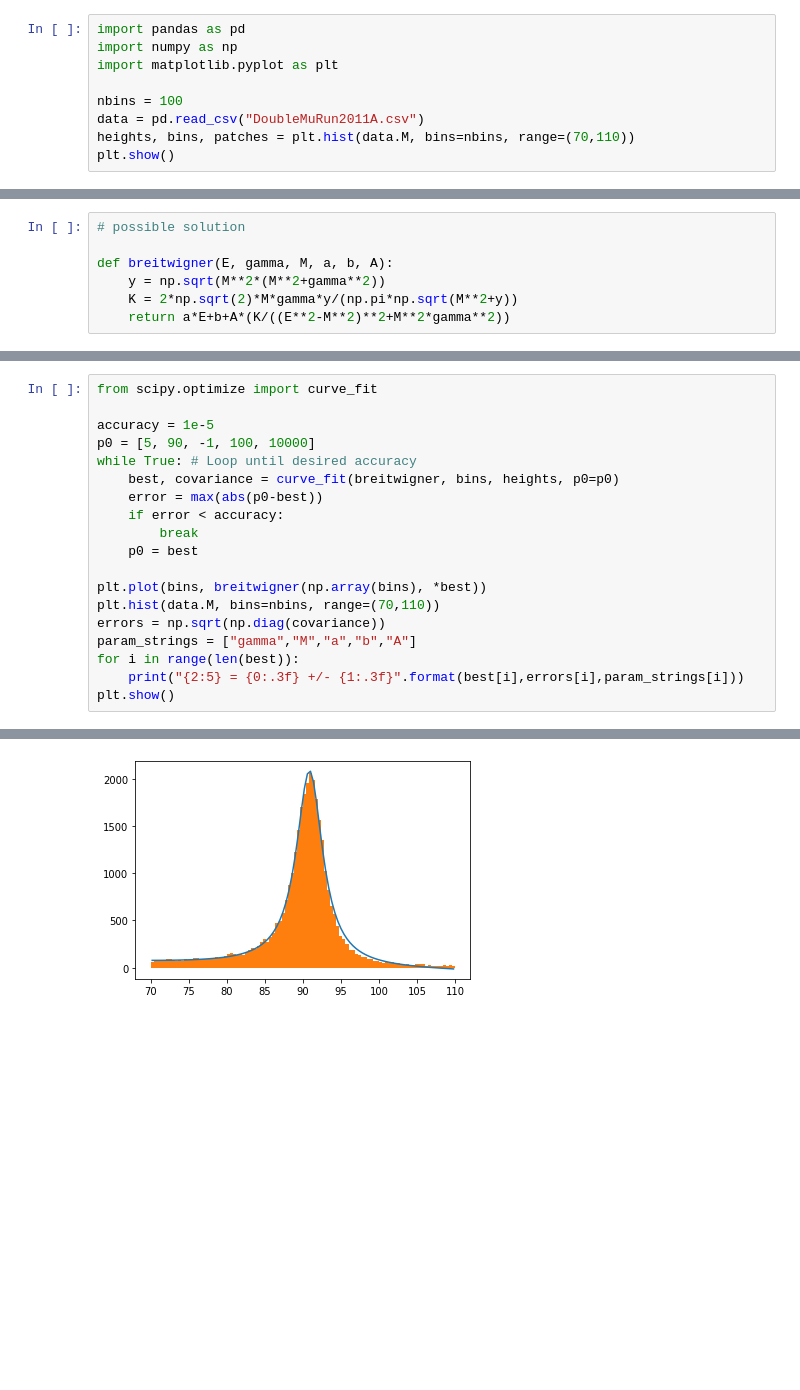
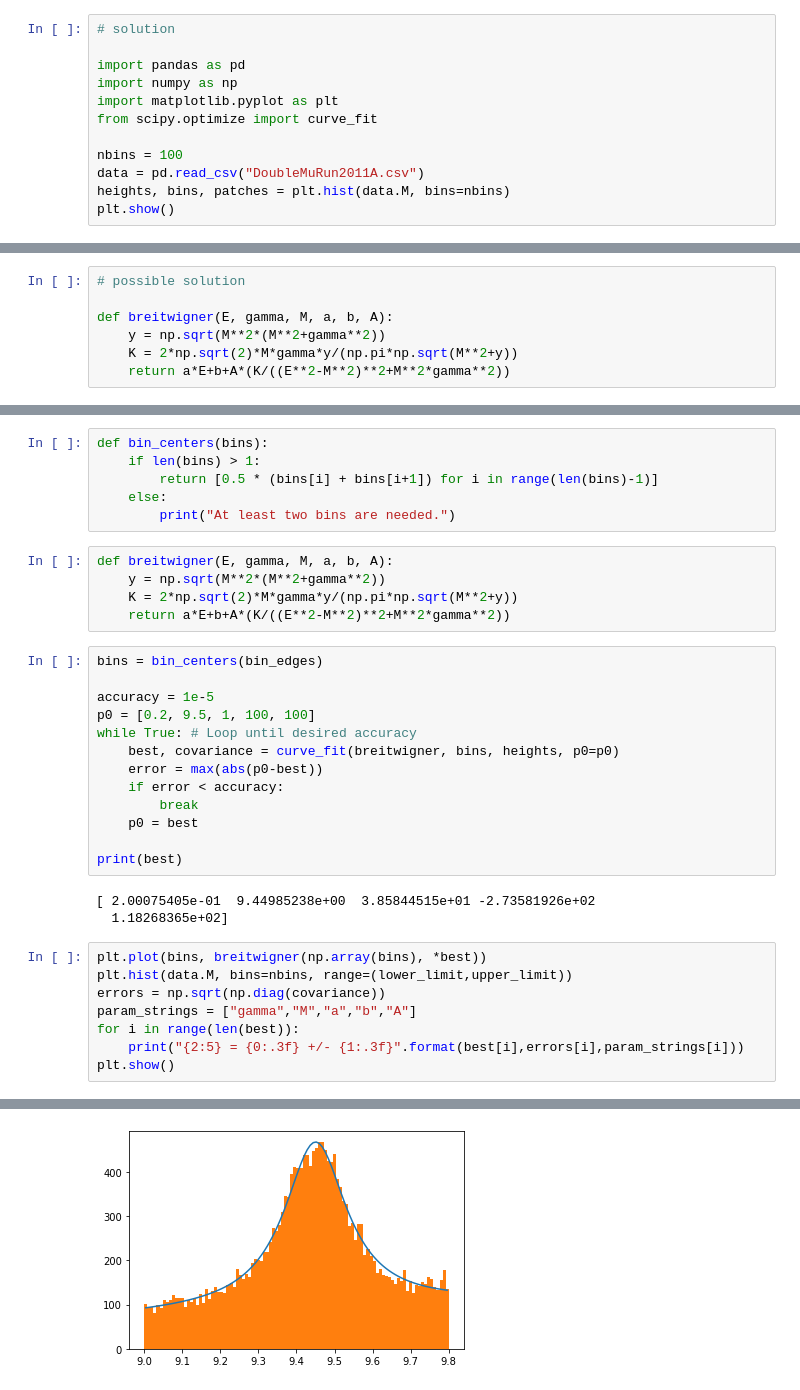
Before and after one commit to mlotti/Hitu_2020, a Jupyter notebook: Notebooks/Week3/Exercise_3_sol.ipynb, the cells around one changed output, grey strips where cells are left out. Cells and saved outputs as stored; diff of their text form; blank space fills up the shorter version.

```diff
--- a/Notebooks/Week3/Exercise_3_sol.ipynb
+++ b/Notebooks/Week3/Exercise_3_sol.ipynb
@@ -37,10 +46,13 @@ In this exercise, we will use the same dataset "DoubleMuRun2011A.csv" from previ
 # %%
+# solution
+
 import pandas as pd
 import numpy as np
 import matplotlib.pyplot as plt
+from scipy.optimize import curve_fit
 
 nbins = 100
 data = pd.read_csv("DoubleMuRun2011A.csv")
-heights, bins, patches = plt.hist(data.M, bins=nbins, range=(70,110))
+heights, bins, patches = plt.hist(data.M, bins=nbins)
 plt.show()
 # %% [output]
@@ -135,17 +188,33 @@ Once you have the optimized parameters, plot the distribution and your histogram
+# %%
+def bin_centers(bins):
+    if len(bins) > 1:
+        return [0.5 * (bins[i] + bins[i+1]) for i in range(len(bins)-1)]
+    else:
+        print("At least two bins are needed.")
+# %%
+def breitwigner(E, gamma, M, a, b, A):
+    y = np.sqrt(M**2*(M**2+gamma**2))
+    K = 2*np.sqrt(2)*M*gamma*y/(np.pi*np.sqrt(M**2+y))
+    return a*E+b+A*(K/((E**2-M**2)**2+M**2*gamma**2))
+# %%
+bins = bin_centers(bin_edges)
+
+accuracy = 1e-5
+p0 = [0.2, 9.5, 1, 100, 100]
+while True: # Loop until desired accuracy
+    best, covariance = curve_fit(breitwigner, bins, heights, p0=p0)
+    error = max(abs(p0-best))
+    if error < accuracy:
+        break
+    p0 = best
+
+print(best)
+# %% [output]
+[ 2.00075405e-01  9.44985238e+00  3.85844515e+01 -2.73581926e+02
+  1.18268365e+02]
 # %%
-from scipy.optimize import curve_fit
-
-accuracy = 1e-5
-p0 = [5, 90, -1, 100, 10000]
-while True: # Loop until desired accuracy
-    best, covariance = curve_fit(breitwigner, bins, heights, p0=p0)
-    error = max(abs(p0-best))
-    if error < accuracy:
-        break
-    p0 = best
-
 plt.plot(bins, breitwigner(np.array(bins), *best))
-plt.hist(data.M, bins=nbins, range=(70,110))
+plt.hist(data.M, bins=nbins, range=(lower_limit,upper_limit))
 errors = np.sqrt(np.diag(covariance))
 param_strings = ["gamma","M","a","b","A"]
 for i in range(len(best)):
@@ -160 +229 @@ A     = 13830.258 +/- 143.999
-[figure, old version]
+[figure, new version]
```
Also changed, not shown: parts of 40 cells of this notebook, 2 other files.
